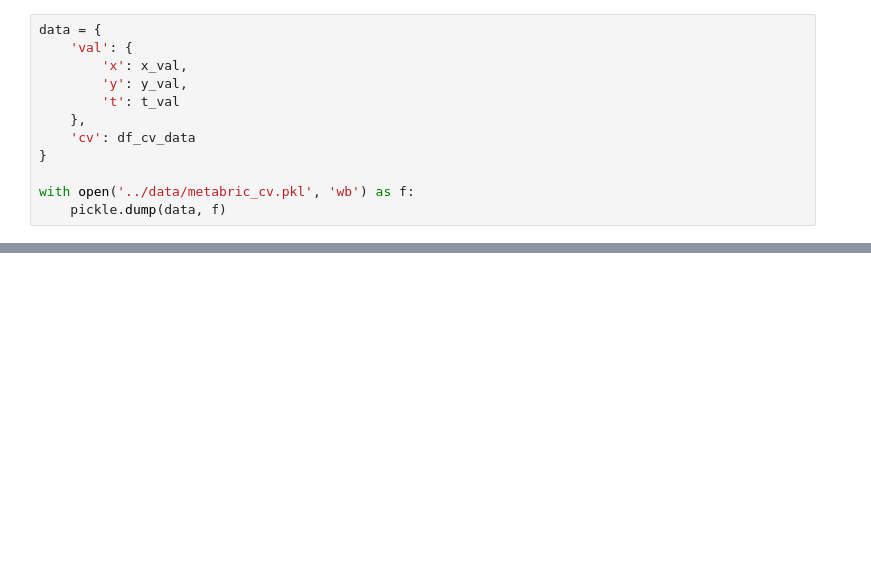
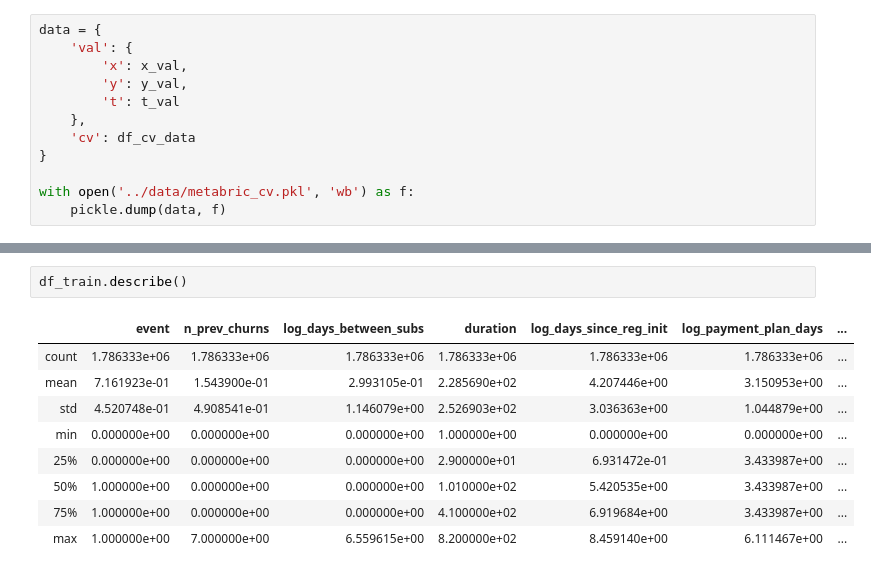
Before and after one commit to KseniiaCheloshkina/ranking-survival, a Jupyter notebook: dev/datasets_preprocessing.ipynb, the cells around one changed output, grey strips where cells are left out. Saved outputs shown, nothing was run; the diff lists cells and outputs as text; blank space fills up the shorter version.

```diff
--- a/dev/datasets_preprocessing.ipynb
+++ b/dev/datasets_preprocessing.ipynb
@@ -185,0 +242,12 @@ with open('../data/metabric_cv.pkl', 'wb') as f:
+# %%
+df_train.describe()
+# %% [output]
+|  | event | n_prev_churns | log_days_between_subs | duration | log_days_since_reg_init | log_payment_plan_days | ... |
+| count | 1.786333e+06 | 1.786333e+06 | 1.786333e+06 | 1.786333e+06 | 1.786333e+06 | 1.786333e+06 | ... |
+| mean | 7.161923e-01 | 1.543900e-01 | 2.993105e-01 | 2.285690e+02 | 4.207446e+00 | 3.150953e+00 | ... |
+| std | 4.520748e-01 | 4.908541e-01 | 1.146079e+00 | 2.526903e+02 | 3.036363e+00 | 1.044879e+00 | ... |
+| min | 0.000000e+00 | 0.000000e+00 | 0.000000e+00 | 1.000000e+00 | 0.000000e+00 | 0.000000e+00 | ... |
+| 25% | 0.000000e+00 | 0.000000e+00 | 0.000000e+00 | 2.900000e+01 | 6.931472e-01 | 3.433987e+00 | ... |
+| 50% | 1.000000e+00 | 0.000000e+00 | 0.000000e+00 | 1.010000e+02 | 5.420535e+00 | 3.433987e+00 | ... |
+| 75% | 1.000000e+00 | 0.000000e+00 | 0.000000e+00 | 4.100000e+02 | 6.919684e+00 | 3.433987e+00 | ... |
+| max | 1.000000e+00 | 7.000000e+00 | 6.559615e+00 | 8.200000e+02 | 8.459140e+00 | 6.111467e+00 | ... |
```
Also changed, not shown: parts of 24 cells of this notebook, 4 other files.
